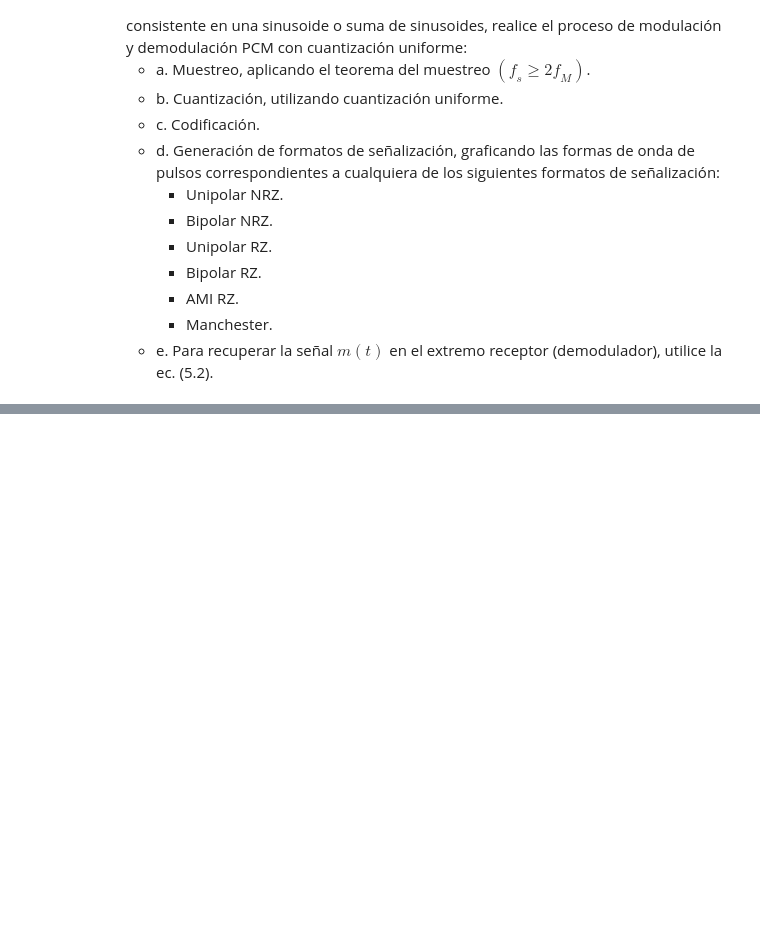
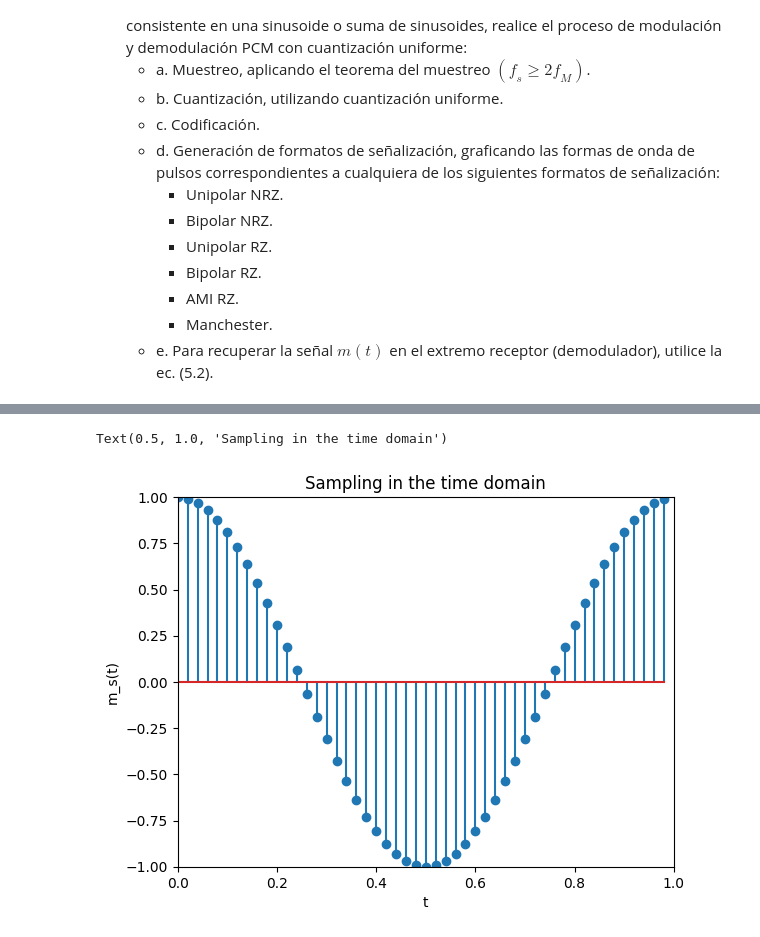
Before and after one commit to gabotachak/teoinfo-lab-IB, a Jupyter notebook: lab.ipynb, the cells around one changed output, grey strips where cells are left out. Saved outputs shown, nothing was run; the diff lists cells and outputs as text; code cells hidden in the pictures; blank space fills up the shorter version.

```diff
--- a/lab.ipynb
+++ b/lab.ipynb
@@ -149,0 +30,11 @@ plt.show()
+# %%
+# Define the signal function
+def m(t):
+    return np.cos(2 * np.pi * t)  # + np.sin(2 * np.pi * 2 * t)
+# %%
+# Define the sample function
+def sample(func, tmax, T0, num_samples):
+    Ts = T0 / num_samples
+    t = np.linspace(0, tmax, num_samples, endpoint=False)
+    m_s = func(t)
+    return t, m_s, Ts
@@ -149,0 +246,23 @@ plt.show()
+# %%
+
+# Define the time interval
+x_t = np.arange(0, 1, 0.02)
+
+# Point 1a
+T_0 = 1
+tmax = 1
+
+# Sampling
+t, m_s, Ts = sample(m, tmax, T_0, 50)
+
+# Plot the sampled signal in the time domain
+n_plots = 2
+plt.plot(n_plots)
+plt.stem(t, m_s)
+plt.xlabel("t")
+plt.ylabel("m_s(t)")
+plt.axis([0, tmax, -max(m_s), max(m_s)])
+plt.title("Sampling in the time domain")
+# %% [output]
+Text(0.5, 1.0, 'Sampling in the time domain')
+[figure, added]
```
Also changed, not shown: parts of 16 cells of this notebook, 1 other file.
